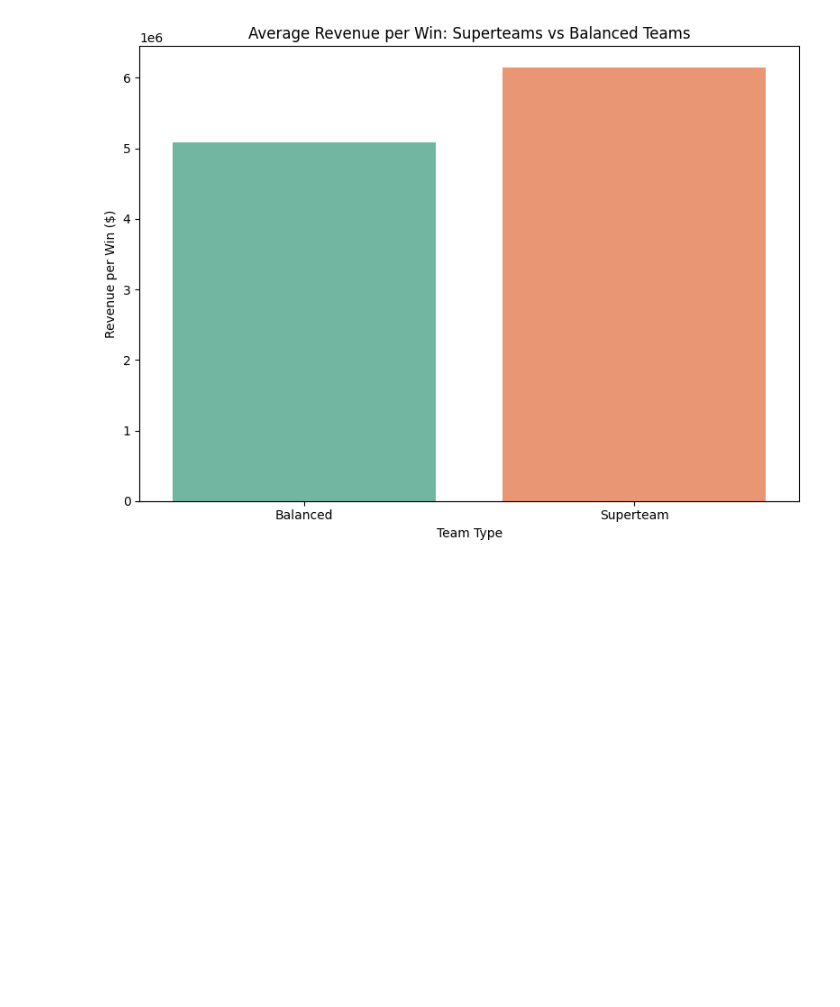
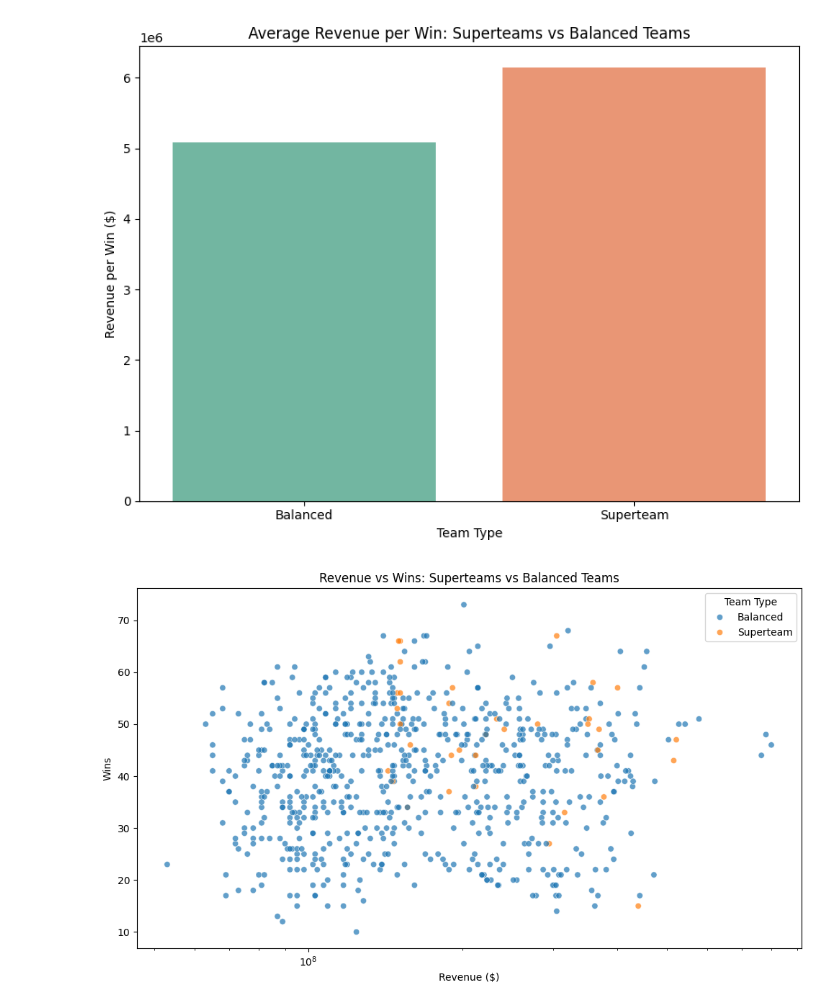
Before and after one commit to daniildin/nbaprojectDaniilFahmy, a Jupyter notebook: data/processed/design.ipynb, the cells around one changed output. Drawn from its saved outputs; the diff is of its cells as text; code cells hidden in the pictures; blank space fills up the shorter version.

```diff
--- a/data/processed/design.ipynb
+++ b/data/processed/design.ipynb
@@ -60,3 +60,25 @@ plt.tight_layout()
 plt.show()
 # %% [output]
 [figure]
+# %%
+import matplotlib.pyplot as plt
+import seaborn as sns
+import pandas as pd
+
+# Load and prepare the data
+df = pd.read_csv("Merged_With_Superteams_And_Metrics.csv")
+df = df.dropna(subset=["revenue", "wins"])
+df["team_type"] = df["superteam"].map({"Yes": "Superteam", "No": "Balanced"})
+
+# Plot
+plt.figure(figsize=(10, 6))
+sns.scatterplot(data=df, x="revenue", y="wins", hue="team_type", alpha=0.7)
+plt.title("Revenue vs Wins: Superteams vs Balanced Teams")
+plt.xlabel("Revenue ($)")
+plt.ylabel("Wins")
+plt.xscale("log")  # Handle large differences in revenue
+plt.legend(title="Team Type")
+plt.tight_layout()
+plt.show()
+# %% [output]
+[figure, added]
```
